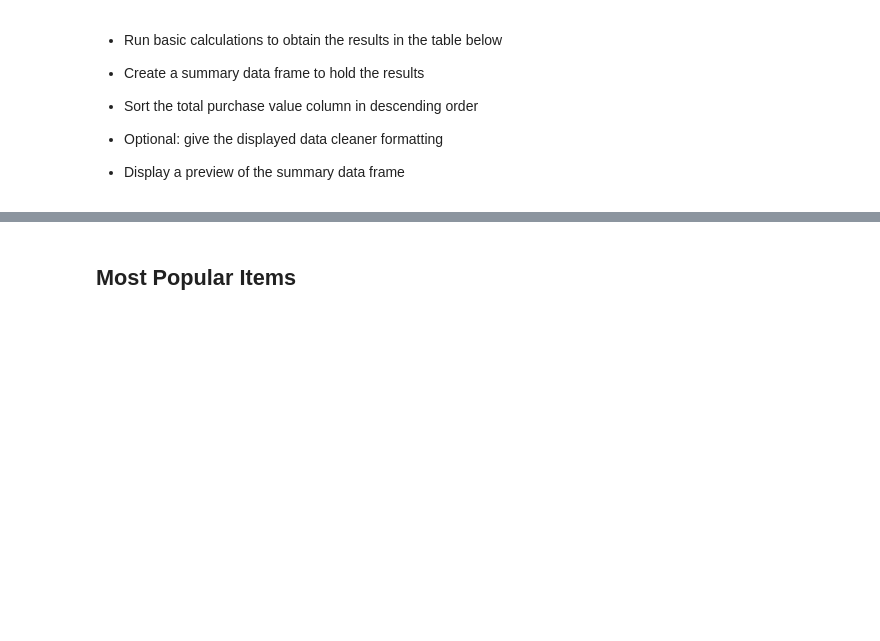
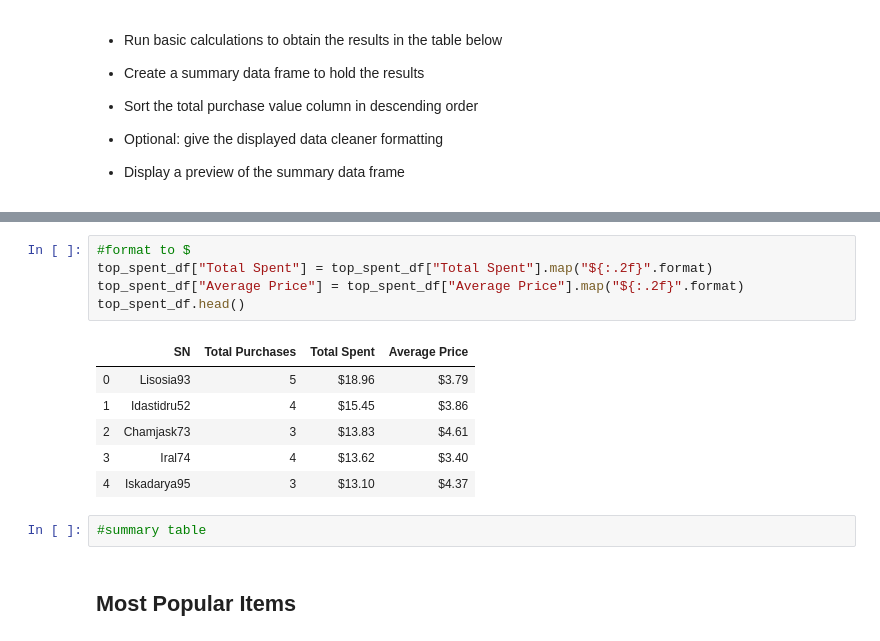
Before and after one commit to UncelSoogar/SMU_Homework, a Jupyter notebook: Submissions/4_Pandas/HeroesOfPymoli/HeroesOfPymoli.ipynb, the cells around one changed output, grey strips where cells are left out. Saved outputs shown, nothing was run; the diff lists cells and outputs as text; blank space fills up the shorter version.

```diff
--- a/Submissions/4_Pandas/HeroesOfPymoli/HeroesOfPymoli.ipynb
+++ b/Submissions/4_Pandas/HeroesOfPymoli/HeroesOfPymoli.ipynb
@@ -359,3 +408,17 @@ age_aggs.head()
+# %%
+#format to $
+top_spent_df["Total Spent"] = top_spent_df["Total Spent"].map("${:.2f}".format)
+top_spent_df["Average Price"] = top_spent_df["Average Price"].map("${:.2f}".format)
+top_spent_df.head()
+# %% [output]
+|  | SN | Total Purchases | Total Spent | Average Price |
+| 0 | Lisosia93 | 5 | $18.96 | $3.79 |
+| 1 | Idastidru52 | 4 | $15.45 | $3.86 |
+| 2 | Chamjask73 | 3 | $13.83 | $4.61 |
+| 3 | Iral74 | 4 | $13.62 | $3.40 |
+| 4 | Iskadarya95 | 3 | $13.10 | $4.37 |
+# %%
+#summary table
 # %% [markdown]
 ## Most Popular Items
 # %% [markdown]
```
Also changed, not shown: parts of 5 cells of this notebook.
